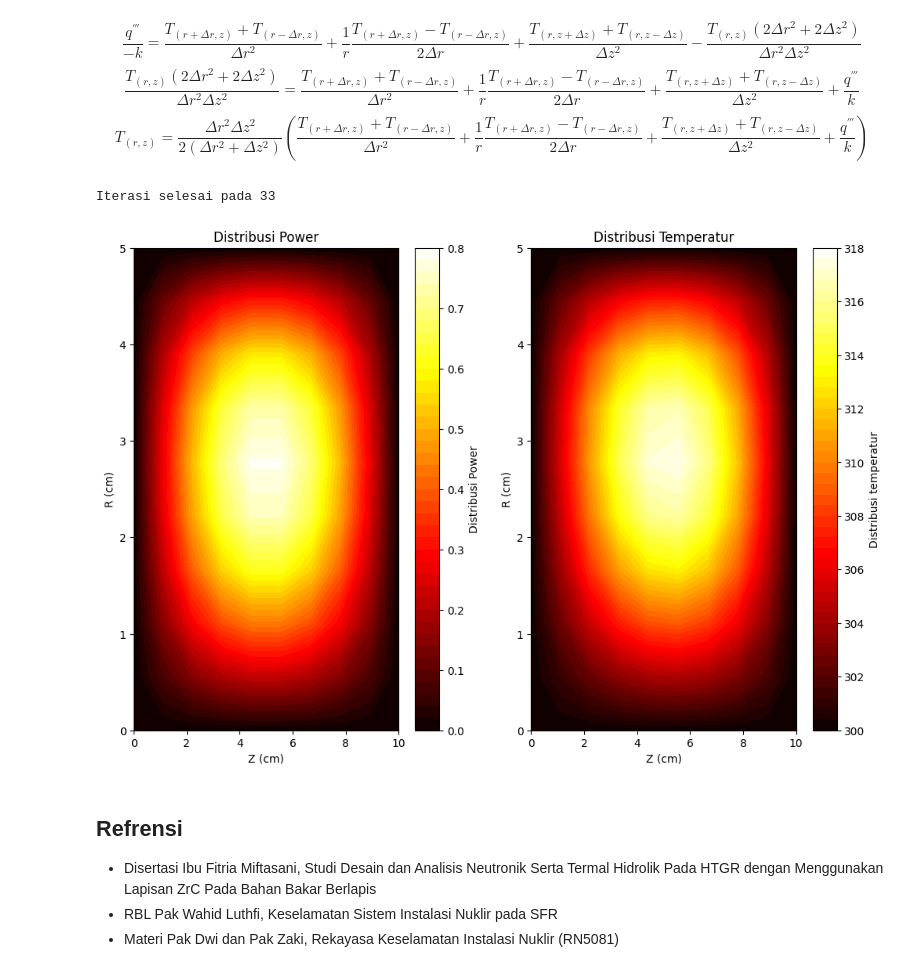
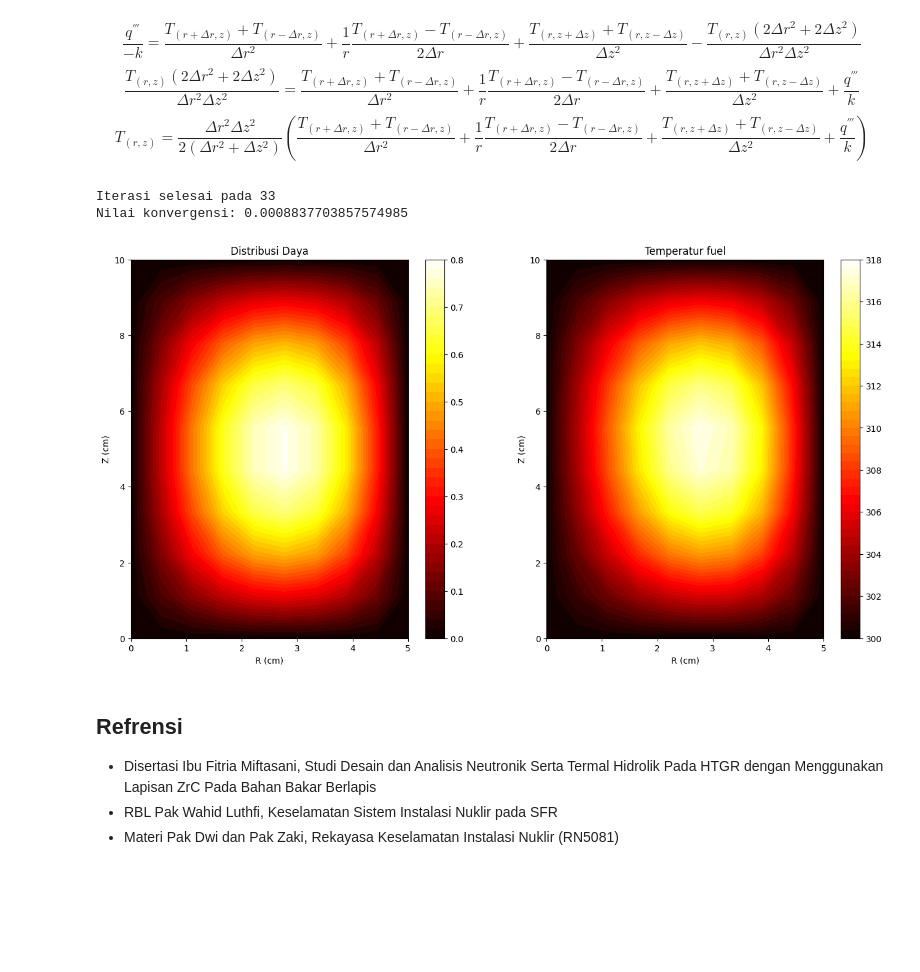
Before and after one commit to dhiyasalmas/Numerical-Method-in-Nuclear, a Jupyter notebook: UAS_24923304_Dhiya Salma Salsabila.ipynb, the cells around one changed output. Drawn from its saved outputs; the diff is of its cells as text; code cells hidden in the pictures; blank space fills up the shorter version.

```diff
--- a/UAS_24923304_Dhiya Salma Salsabila.ipynb
+++ b/UAS_24923304_Dhiya Salma Salsabila.ipynb
@@ -458,16 +432,16 @@ Dimana:
 - $E_f$ : energi yang dilepaskan pada satu reaksi fisi (Joule)
 - $\Sigma_f$ : cross section makroskopik fisi (/cm)
 # %%
+# Parameter
 Ef = 3.2044e-11 # Energi yang dilepaskan (joule), Setara dengan 200MeV
-#Ef = [8.0109e-14, 1.6022e-16, 1.6022e-18, 1.6022e-19, 1.6021766e-23] # Energi yang dilepaskan (j)
-#Ef = [200, 150, 100, 50, 25] # Energi yang dilepaskan (MeV)
-Sigmaf = [0.000492774571546923, 0.000281687694556398, 0.00387779551791057, 0.00818145693978816, 0.0608583479278735] # Penampang lintang fisi (/cm)
-q = np.zeros_like(phi)
+Sigmaf = [0.06, 0.04, 1.4, 0.13, 0.05] # Penampang lintang fisi (/cm)
+q = np.zeros_like(phi) # kerapatan daya
+# Mengitung kerapatan daya tiap titik
 for i in range(len(phi)):
     grup = i // (jumlahtitik)
     q[i] = phi[i] * Sigmaf[grup] * Ef
 
-# Menghitung presentase q
+# Menghitung presentase kerapatan daya
 abs_q = abs(q)
 jumlahtotal_q = np.sum(abs_q)
 percentage_q = np.array([abs_q[i] / jumlahtotal_q for i in range(len(abs_phi))])
@@ -511,10 +485,6 @@ $$ \frac{q^{'''}}{-k} = \frac{T_{(r+\Delta r, z)}+ T_{(r-\Delta r,z)}}{\Delta r^
 $$ \frac{T_{(r,z)} (2 \Delta r^2 + 2 \Delta z^2)}{\Delta r^2 \Delta z^2} = \frac{T_{(r+\Delta r, z)}+ T_{(r-\Delta r,z)}}{\Delta r^2} + \frac{1}{r} \frac{T_{(r+\Delta r, z)}- T_{(r-\Delta r,z)}}{2 \Delta r} + \frac{T_{(r, z+\Delta z)}+ T_{(r,z-\Delta z)}}{\Delta z^2} + \frac{q^{'''}}{k} $$
 $$ T_{(r,z)} = \frac{\Delta r^2 \Delta z^2}{2 (\Delta r^2 + \Delta z^2)} (\frac{T_{(r+\Delta r, z)}+ T_{(r-\Delta r,z)}}{\Delta r^2} + \frac{1}{r} \frac{T_{(r+\Delta r, z)}- T_{(r-\Delta r,z)}}{2 \Delta r} + \frac{T_{(r, z+\Delta z)}+ T_{(r,z-\Delta z)}}{\Delta z^2} + \frac{q^{'''}}{k}) $$
 # %%
-# Merubah bentuk q untuk masing masing grupnya
-# q_reshape = percentage_q.reshape((jumlah_grup, jumlahtitik_r, jumlahtitik_z))
-# print(q_reshape.shape)
-
 # Parameter
 k = 0.5 # konduktivitas panas
 
@@ -523,69 +493,48 @@ T = np.zeros((jumlahtitik_r, jumlahtitik_z))
 # Boundary condition
 T[0, :] = 300
 T[:, 0] = 300
 T[-1, :] = 300
 T[:, -1] = 300
 
-# Distribusi suhu
-# for g in range(jumlah_grup):
-#     for j in range(1, jumlahtitik_z - 1):
-#         for i in range(1, jumlahtitik_r - 1):
-#             T[g, i, j] = (((dr**2 * dz**2) / (2 * (dr**2 + dz**2))) * ((T[g, i + 1, j] + T[g, i - 1, j]) / dr**2 + 1/jari_jari * ((T[g, i+1, j] - T[g, i-1, j])/ 2 * dr) + (T[g, i, j + 1] + T[g, i, j - 1]) / dz**2) - q_reshape[g, i, j] / k)
 # Distribusi suhu
 iterasi = 100
 toleransi_T = 1e-3
 for x in range(iterasi):
     T_lama = T.copy()
     for j in range(1, jumlahtitik_z - 1):
         for i in range(1, jumlahtitik_r - 1):
             T[i, j] = (((dr**2 * dz**2) / (2 * (dr**2 + dz**2))) * ((T[i + 1, j] + T[i - 1, j]) / dr**2 + 1/jari_jari * ((T[i+1, j] - T[i-1, j])/ 2 * dr) + (T[i, j + 1] + T[i, j - 1]) / dz**2) + rata_rata_grup[i, j] / k)
     konvergensi = np.linalg.norm((T - T_lama) / np.linalg.norm(T + T_lama))
     #print(f"Iterasi ke {i+1}, Nilai konvergensi {konvergensi}")
 
     if (konvergensi<toleransi_T):
         print(f"Iterasi selesai pada {x+1}")
+        print(f"Nilai konvergensi: {konvergensi}")
         break
-
-# Distribusi suhu
-# for j in range(1, jumlahtitik_z - 1):
-#     for i in range(1, jumlahtitik_r - 1):
-#         T[i, j] = (((dr**2 * dz**2) / (2 * (dr**2 + dz**2))) * ((T[i + 1, j] + T[i - 1, j]) / dr**2 + 1/jari_jari * ((T[i+1, j] - T[i-1, j])/ 2 * dr) + (T[i, j + 1] + T[i, j - 1]) / dz**2) - rata_rata_grup[i, j] / k)
 
 # Membuat grid diskritisasi untuk r dan z
 R, Z = np.meshgrid(r, z)
 
-# # Plot
-# fig, axes = plt.subplots(2, 3, figsize=(20, 15), constrained_layout=True)
-
-# for g, ax in enumerate(axes.flat):
-#     if g < jumlah_grup:
-#         cs = ax.contourf(Z, R, T[g], levels=50, cmap="hot")
-#         fig.colorbar(cs, ax=ax, label=f"Distribusi temperatur Grup {g+1}")
-#         ax.set_xlabel("Z (cm)", fontsize=12)
-#         ax.set_ylabel("R (cm)", fontsize=12)
-#         ax.set_title(f"Distribusi temperatur Grup {g+1}", fontsize=14)
-#         ax.set_aspect("auto")
-#     else:
-#         ax.axis("off")
-# plt.show()
-plt.figure(figsize=(12, 8))
+# Plot
+plt.figure(figsize=(16, 8))
 plt.subplot(1, 2, 1)
-plt.contourf(Z, R, rata_rata_grup, levels=50, cmap="hot")
-plt.colorbar(label="Distribusi Power")
-plt.xlabel("Z (cm)")
-plt.ylabel("R (cm)")
-plt.title("Distribusi Power")
+plt.contourf(R, Z, rata_rata_grup, levels=50, cmap="hot")
+plt.colorbar()
+plt.xlabel("R (cm)")
+plt.ylabel("Z (cm)")
+plt.title("Distribusi Daya")
 
 plt.subplot(1, 2, 2)
-plt.contourf(Z, R, T, levels=50, cmap="hot")
-plt.colorbar(label="Distribusi temperatur")
-plt.xlabel("Z (cm)")
-plt.ylabel("R (cm)")
-plt.title("Distribusi Temperatur")
+plt.contourf(R, Z, T, levels=50, cmap="hot")
+plt.colorbar()
+plt.xlabel("R (cm)")
+plt.ylabel("Z (cm)")
+plt.title("Temperatur fuel")
 plt.show()
 # %% [output]
 Iterasi selesai pada 33
+Nilai konvergensi: 0.0008837703857574985
-[figure, old version]
+[figure, new version]
 # %% [markdown]
 ## Refrensi
 - Disertasi Ibu Fitria Miftasani, Studi Desain dan Analisis Neutronik Serta Termal Hidrolik Pada HTGR dengan Menggunakan Lapisan ZrC Pada Bahan Bakar Berlapis
```
Also changed, not shown: parts of 3 cells of this notebook.
